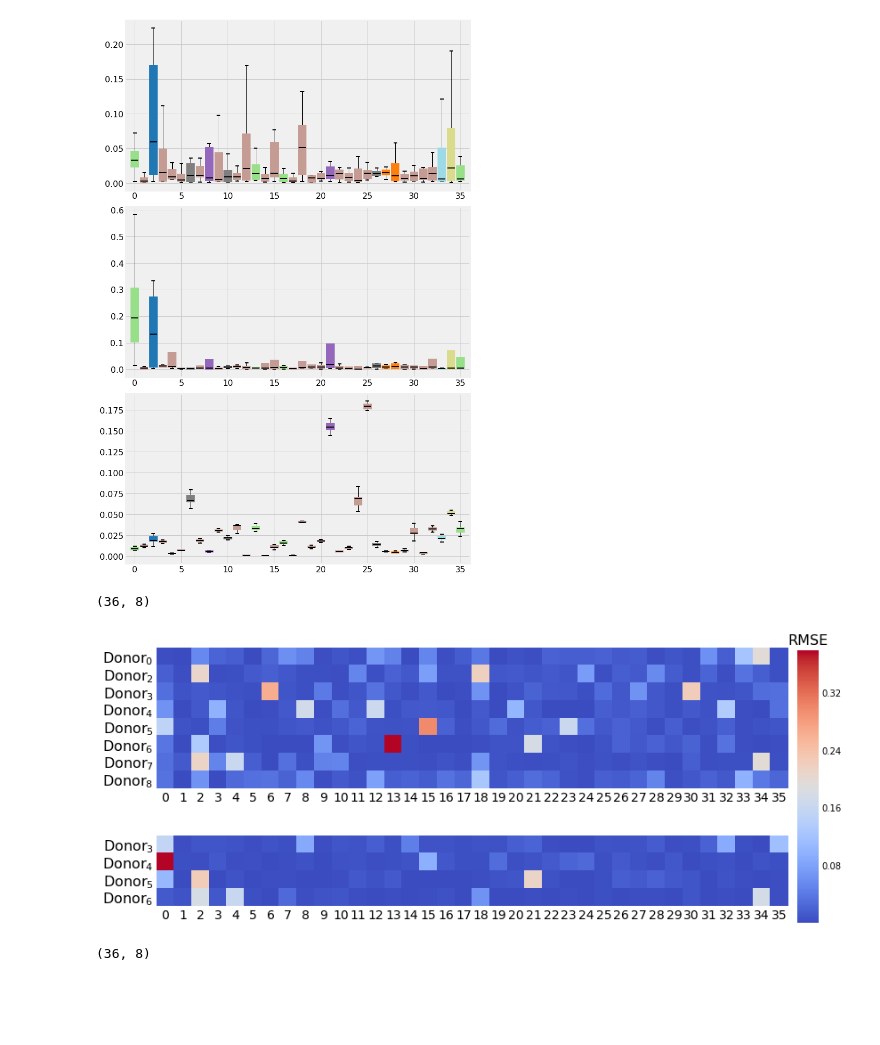
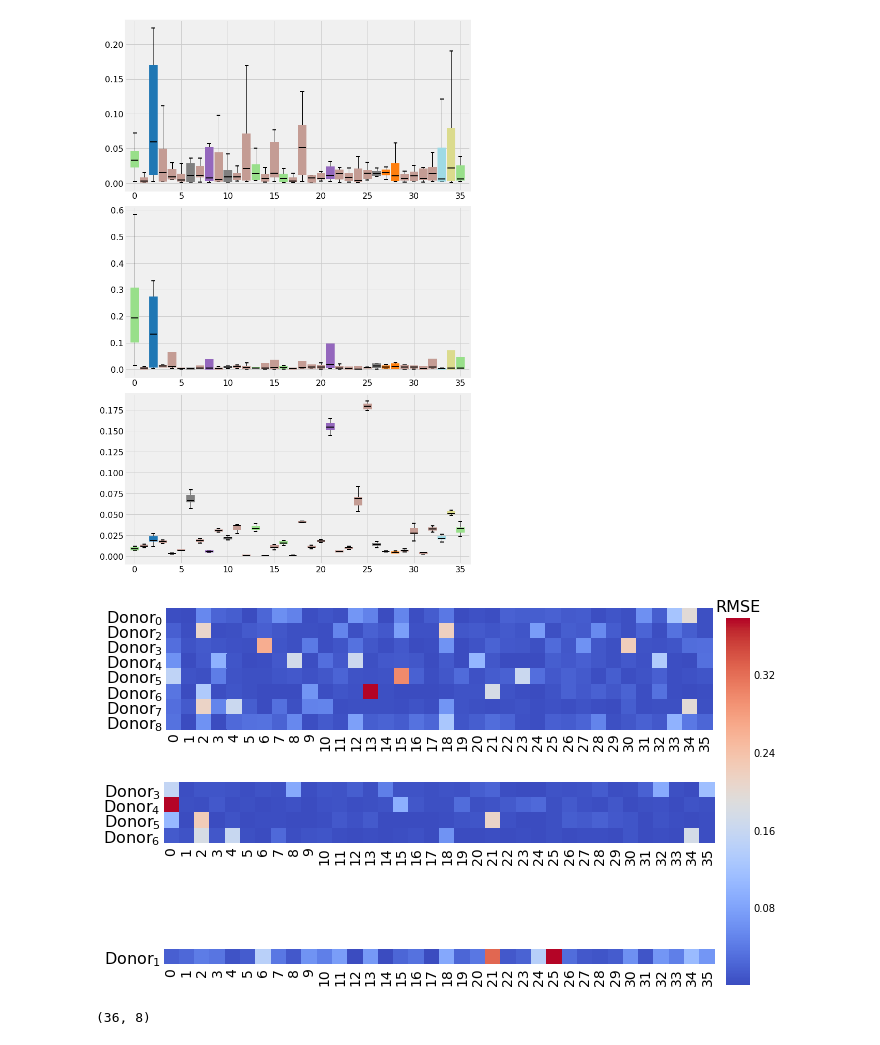
Before and after one commit to michaelwiest/microbiome-rnn, a Jupyter notebook: notebooks/Model Evaluator.ipynb, the cells around one changed output. Drawn from its saved outputs; the diff is of its cells as text; code cells hidden in the pictures; blank space fills up the shorter version.

```diff
--- a/notebooks/Model Evaluator.ipynb
+++ b/notebooks/Model Evaluator.ipynb
@@ -379,22 +380,24 @@ plt.show()
 # %%
 train = t_v_t_losses[0].transpose(1, 0, 2).mean(axis=2)
 val = t_v_t_losses[1].transpose(1, 0, 2).mean(axis=2)
-fig, ax = plt.subplots(2, 1, figsize=(11, 5))
+test = t_v_t_losses[2].transpose(1, 0, 2).mean(axis=2)
+
+
+fig, ax = plt.subplots(3, 1, figsize=(11, 6))
 axl = ax.flatten()
-cbar_ax = fig.add_axes([1, 0.1, .03, 0.85])
+cbar_ax = fig.add_axes([0.8, 0.1, .03, 0.85])
 
-donor_labels = [train_labels, val_labels]
-for i, to_plot in enumerate([train, val]):
+donor_labels = [train_labels, val_labels, test_labels]
+for i, to_plot in enumerate([train, val, test]):
     sns.heatmap(to_plot.T, square=True, cmap='coolwarm', ax=axl[i], cbar=i == 0,
                cbar_ax=None if i else cbar_ax)
-    axl[i].set_xticklabels(list(range((to_plot.shape[0]))), fontsize=14)
+    axl[i].set_xticklabels(list(range((to_plot.shape[0]))), fontsize=14, rotation=90)
     axl[i].set_yticklabels(donor_labels[i], fontsize=16, rotation=0)
 
 cbar_ax.set_title("RMSE", fontsize=16)
-plt.tight_layout()
+fig.tight_layout(rect=[0, 0, 0.8, 1])
 # %% [output]
-(36, 8)
-[figure, old version]
+[figure, new version]
 # %%
 # Figure out which donors have the most outlying data.
 percentiles = []
```
Also changed, not shown: parts of 19 cells of this notebook.
